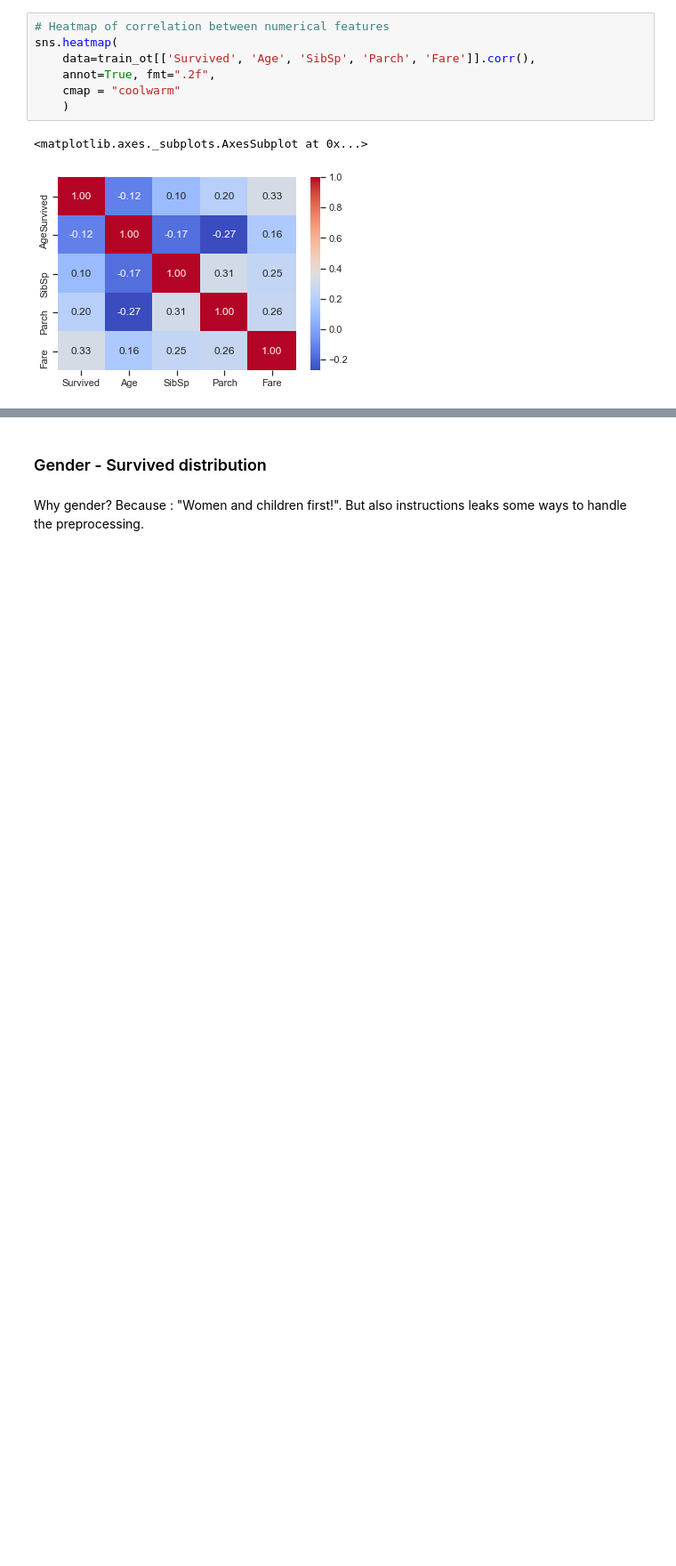
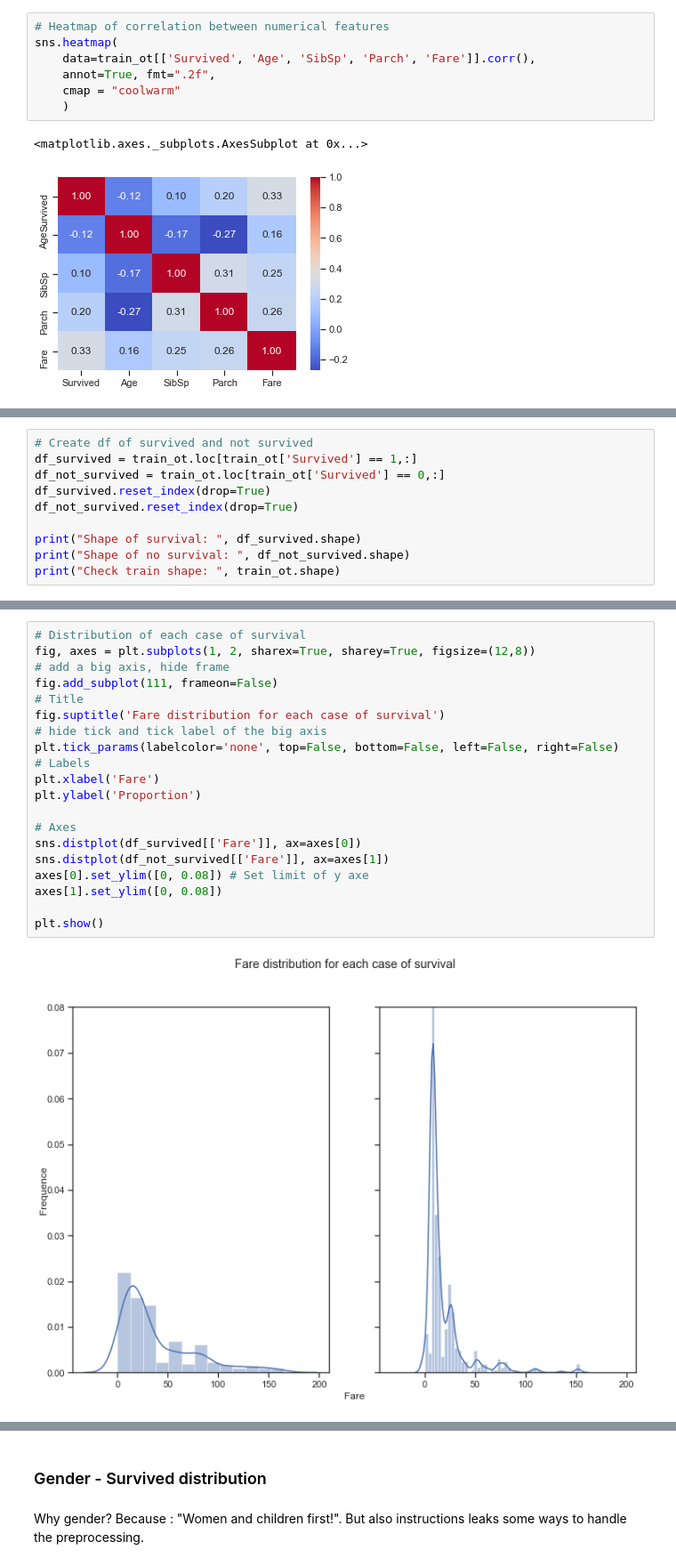
Before and after one commit to s3bc40/kaggle_competitions, a Jupyter notebook: titanic/Titanic feature engineering.ipynb, the cells around one changed output, grey strips where cells are left out. Shown: that part at 89% size. Drawn from its saved outputs; the diff is of its cells as text; blank space fills up the shorter version.

```diff
--- a/titanic/Titanic feature engineering.ipynb
+++ b/titanic/Titanic feature engineering.ipynb
@@ -202,0 +208,10 @@ sns.heatmap(
+# %%
+# Create df of survived and not survived
+df_survived = train_ot.loc[train_ot['Survived'] == 1,:]
+df_not_survived = train_ot.loc[train_ot['Survived'] == 0,:]
+df_survived.reset_index(drop=True)
+df_not_survived.reset_index(drop=True)
+
+print("Shape of survival: ", df_survived.shape)
+print("Shape of no survival: ", df_not_survived.shape)
+print("Check train shape: ", train_ot.shape)
@@ -202,0 +238,22 @@ sns.heatmap(
+# %%
+# Distribution of each case of survival
+fig, axes = plt.subplots(1, 2, sharex=True, sharey=True, figsize=(12,8))
+# add a big axis, hide frame
+fig.add_subplot(111, frameon=False)
+# Title
+fig.suptitle('Fare distribution for each case of survival')
+# hide tick and tick label of the big axis
+plt.tick_params(labelcolor='none', top=False, bottom=False, left=False, right=False)
+# Labels
+plt.xlabel('Fare')
+plt.ylabel('Proportion')
+
+# Axes
+sns.distplot(df_survived[['Fare']], ax=axes[0])
+sns.distplot(df_not_survived[['Fare']], ax=axes[1])
+axes[0].set_ylim([0, 0.08]) # Set limit of y axe
+axes[1].set_ylim([0, 0.08])
+
+plt.show()
+# %% [output]
+[figure, added]
```
Also changed, not shown: parts of 20 cells of this notebook.
